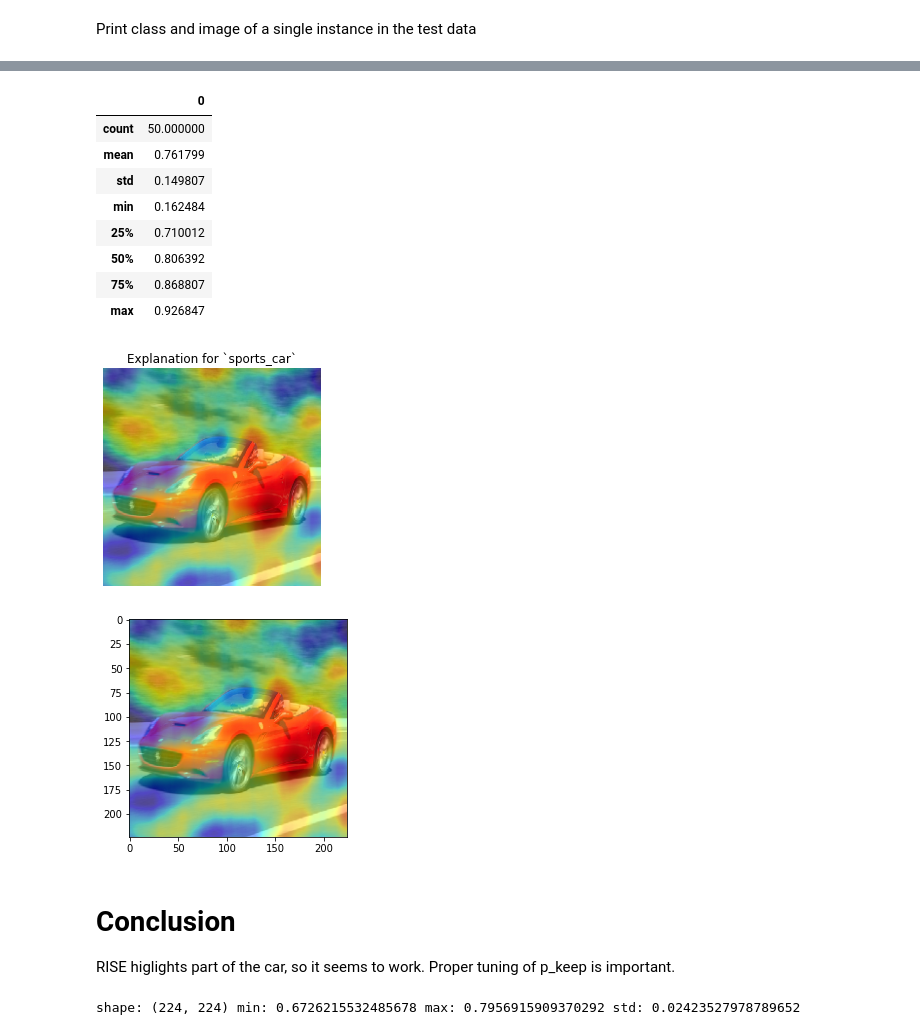
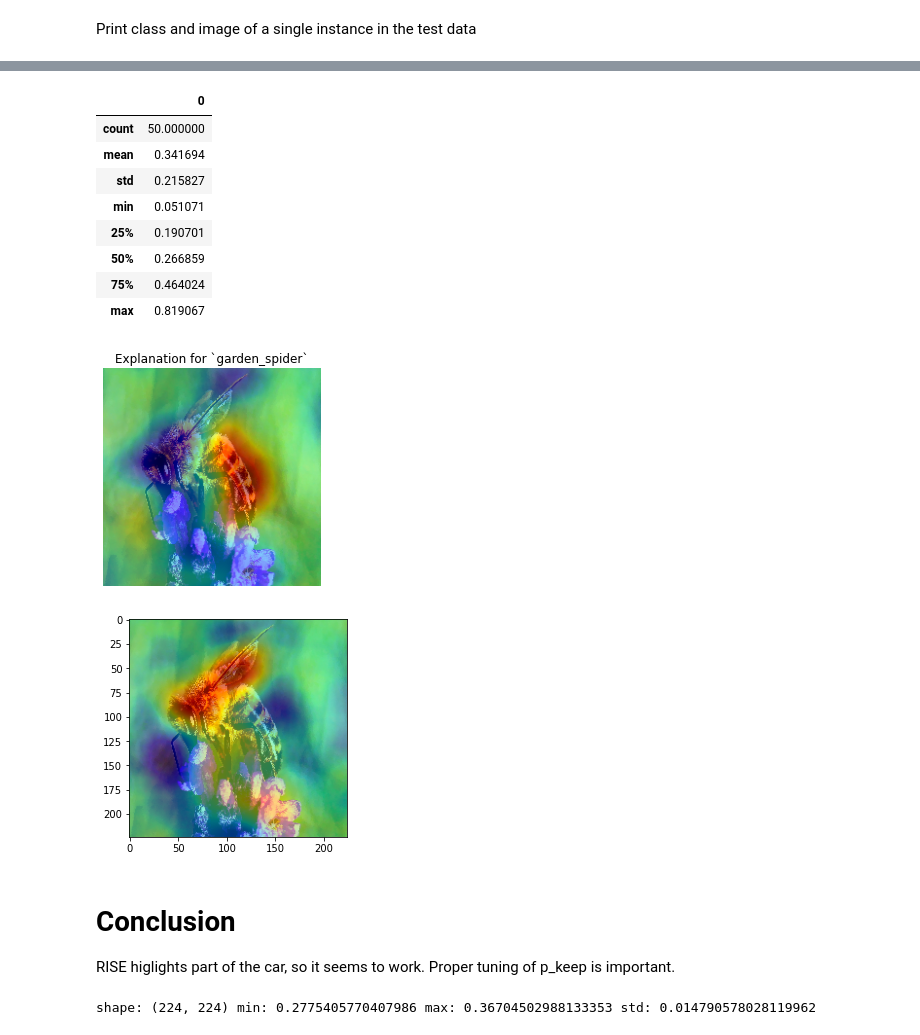
Before and after one commit to dianna-ai/dianna-exploration, a Jupyter notebook: example_data/xai_method_study/RISE/rise_imagenet.ipynb, the cells around one changed output, grey strips where cells are left out. Drawn from its saved outputs; the diff is of its cells as text; code cells hidden in the pictures.

Commit message:
update rise notebook after api change, also added plots

```diff
--- a/example_data/xai_method_study/RISE/rise_imagenet.ipynb
+++ b/example_data/xai_method_study/RISE/rise_imagenet.ipynb
@@ -43,7 +43,7 @@ def class_name(idx):
 # %%
 model = Model()
 # %%
-img, x = load_img('ferrari.jpg')
+img, x = load_img('bee.jpg')
 plt.imshow(img)
 # %% [output]
 <matplotlib.image.AxesImage at 0x...>
@@ -53,7 +53,6 @@ plt.imshow(img)
 # %% [markdown]
 Print class and image of a single instance in the test data
 # %%
-class_idx = np.argmax(model.model.predict([x]))
-print(class_idx)
-class_name(class_idx)
+sorted_classes = np.argsort(model.model.predict([x]))[0][::-1]
+print('\n'.join(['{:4} {}'.format(c, class_name(c)) for c in sorted_classes]))
 # %% [output]
@@ -63,12 +77,13 @@ class_name(class_idx)
 # heatmaps = dianna.explain(model.run_on_batch, x, method="RISE", n_masks=2000, feature_res=8)
 # %%
 # investigate which value for p_keep works best by looking at the stddev of the probabilities for the target class,
+best_class_id = sorted_classes[0]
 def print_stats(p_keep):
     n_masks = 50
     feature_res = 8
     explainer = RISE(n_masks=n_masks, feature_res=feature_res, p_keep=p_keep)
-    explainer(model.run_on_batch, x)
-    preds = explainer.predictions[:, class_idx]
+    explainer.explain_image(model.run_on_batch, x)
+    preds = explainer.predictions[:, best_class_id]
     df = pd.DataFrame(preds)
     display(df.describe())
 
@@ -76,30 +91,30 @@ print_stats(.5)  # stddev .15 is a bit low maybe, but min/max value of .16 and .
 # %% [output]
 |  | 0 |
 | count | 50.000000 |
-| mean | 0.761799 |
-| std | 0.149807 |
-| min | 0.162484 |
-| 25% | 0.710012 |
-| 50% | 0.806392 |
-| 75% | 0.868807 |
-| max | 0.926847 |
+| mean | 0.341694 |
+| std | 0.215827 |
+| min | 0.051071 |
+| 25% | 0.190701 |
+| 50% | 0.266859 |
+| 75% | 0.464024 |
+| max | 0.819067 |
 # %%
-explainer = RISE(n_masks=600, feature_res=8, p_keep=.5)
-heatmaps = explainer(model.run_on_batch, x)
+explainer = RISE(n_masks=2000, feature_res=8, p_keep=.5)
+heatmaps = explainer.explain_image(model.run_on_batch, x)
 # %%
-plt.title('Explanation for `{}`'.format(class_name(class_idx)))
-plt.axis('off')
-plt.imshow(img)
-plt.imshow(heatmaps[class_idx], cmap='jet', alpha=0.5)
-# plt.colorbar()
-plt.show()
+for current_class_id in sorted_classes[:5]:
+    plt.title('Explanation for `{}`'.format(class_name(current_class_id)))
+    plt.axis('off')
+    plt.imshow(img)
+    plt.imshow(heatmaps[current_class_id], cmap='jet', alpha=0.5)
+    plt.savefig('out2.png')
 # %% [output]
-[figure, old version]
+[figure, new version]
 # %%
-visualization.plot_image(heatmaps[class_idx], image.img_to_array(img)/255., heatmap_cmap='jet')
+visualization.plot_image(heatmaps[best_class_id], image.img_to_array(img)/255., heatmap_cmap='jet')
 # visualization.plot_image(heatmaps[class_idx], heatmap_cmap='gray')
 # %% [output]
-[figure, old version]
+[figure, new version]
 # %% [markdown]
 # Conclusion
 RISE higlights part of the car, so it seems to work. Proper tuning of p_keep is important.
@@ -107,9 +122,9 @@ RISE higlights part of the car, so it seems to work. Proper tuning of p_keep is
 def describe(arr):
     print('shape:',arr.shape, 'min:',np.min(arr), 'max:',np.max(arr), 'std:',np.std(arr))
 
-describe(heatmaps[class_idx])
+describe(heatmaps[best_class_id])
 # %% [output]
-shape: (224, 224) min: 0.6726215532485678 max: 0.7956915909370292 std: 0.02423527978789652
+shape: (224, 224) min: 0.2775405770407986 max: 0.36704502988133353 std: 0.014790578028119962
 # %%
 for i in range(10):
     plt.imshow(explainer.masks[i])
```
Also changed, not shown: parts of 3 cells of this notebook, 1 other file.
